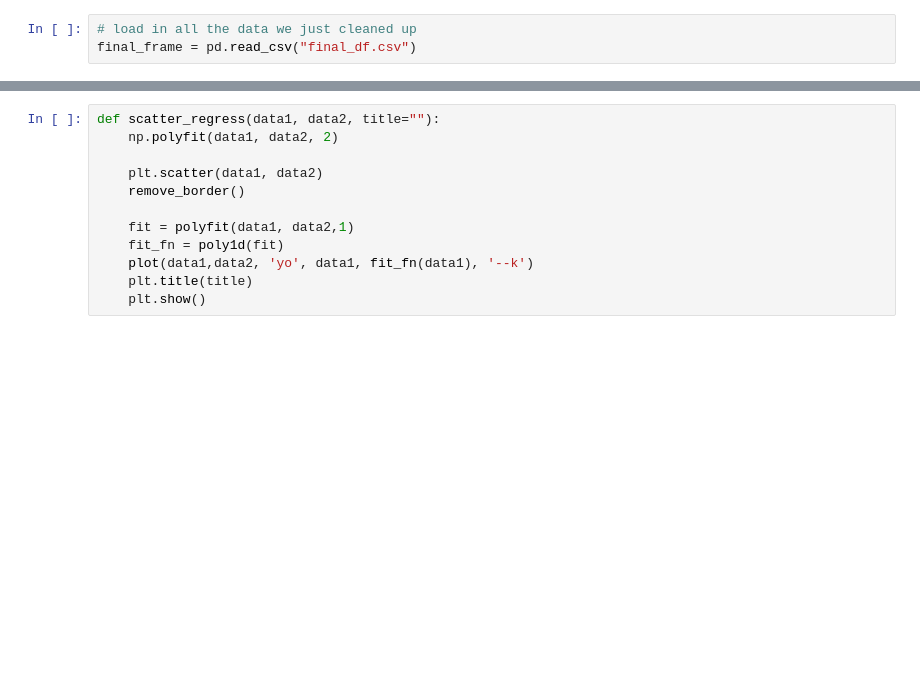
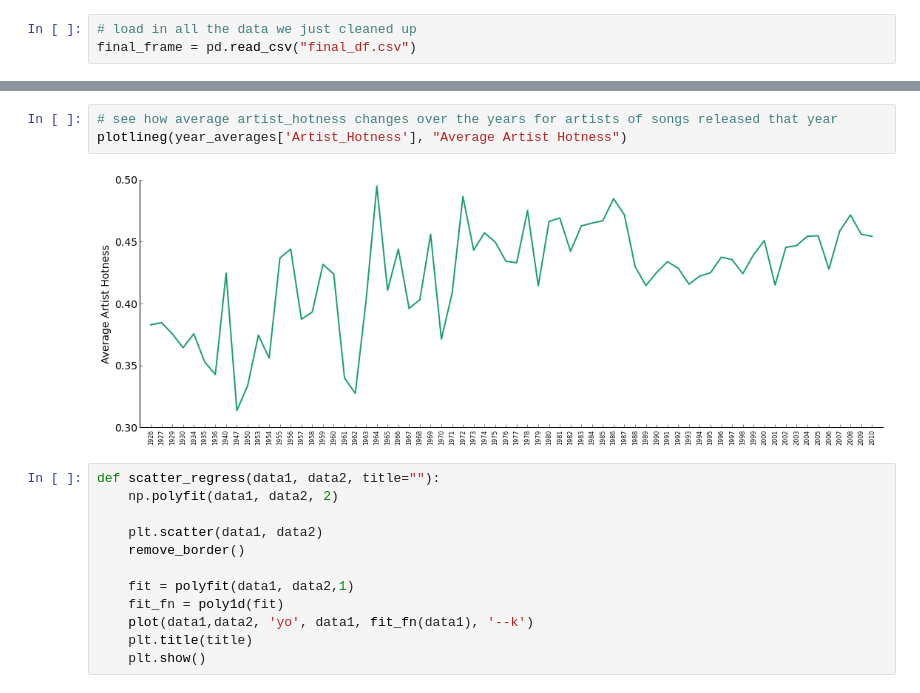
Before and after one commit to AnastasiyaB/Music_Magic, a Jupyter notebook: Process_Book.ipynb, the cells around one changed output, grey strips where cells are left out. Drawn from its saved outputs; the diff is of its cells as text; blank space fills up the shorter version.

```diff
--- a/Process_Book.ipynb
+++ b/Process_Book.ipynb
@@ -451,3 +481,8 @@ plotlineg(test['Artist_Hotness'], "Average Artist Hotness")
+# %%
+# see how average artist_hotness changes over the years for artists of songs released that year
+plotlineg(year_averages['Artist_Hotness'], "Average Artist Hotness")
+# %% [output]
+[figure, added]
 # %%
 def scatter_regress(data1, data2, title=""):
     np.polyfit(data1, data2, 2)
```
Also changed, not shown: parts of 56 cells of this notebook, 1 other file.
